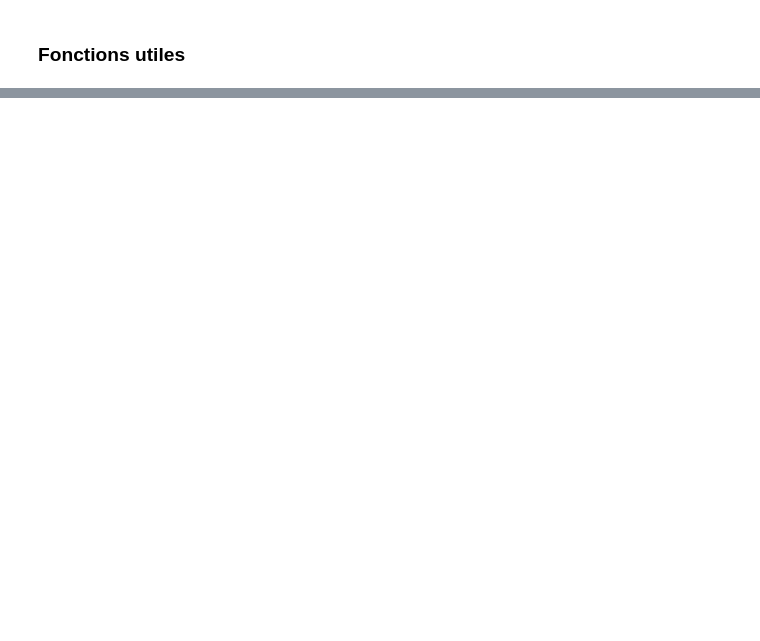
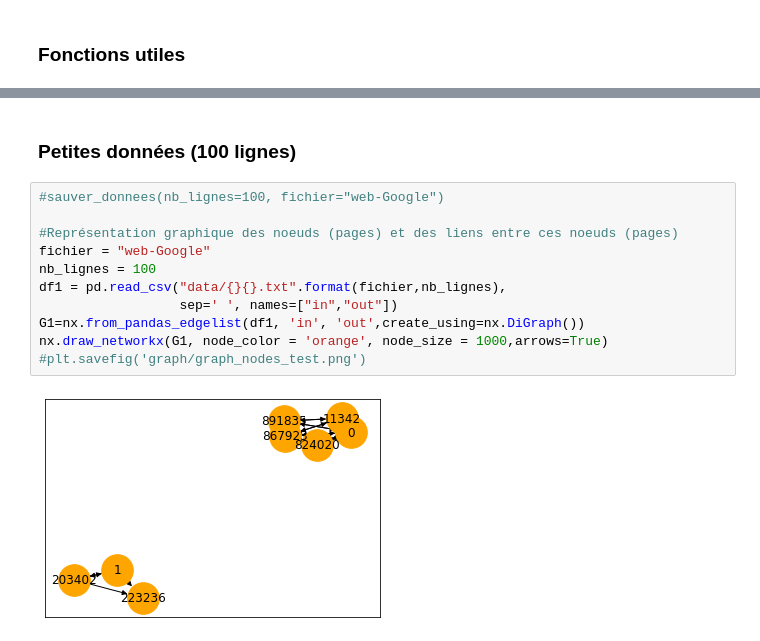
Before and after one commit to ARKEnsae/Pagerank_pyspark, a Jupyter notebook: DocPageRank.ipynb, the cells around one changed output, grey strips where cells are left out. Saved outputs shown, nothing was run; the diff lists cells and outputs as text; blank space fills up the shorter version.

```diff
--- a/DocPageRank.ipynb
+++ b/DocPageRank.ipynb
@@ -403,0 +371,15 @@ http://www.bibmath.net/dico/index.php?action=affiche&quoi=./p/perron-frobenius.h
+# %% [markdown]
+### Petites données (100 lignes)
+# %%
+#sauver_donnees(nb_lignes=100, fichier="web-Google")
+
+#Représentation graphique des noeuds (pages) et des liens entre ces noeuds (pages)
+fichier = "web-Google"
+nb_lignes = 100
+df1 = pd.read_csv("data/{}{}.txt".format(fichier,nb_lignes),
+                  sep=' ', names=["in","out"])
+G1=nx.from_pandas_edgelist(df1, 'in', 'out',create_using=nx.DiGraph())
+nx.draw_networkx(G1, node_color = 'orange', node_size = 1000,arrows=True)
+#plt.savefig('graph/graph_nodes_test.png')
+# %% [output]
+[figure, added]
```
Also changed, not shown: parts of 60 cells of this notebook, 7 other files.
